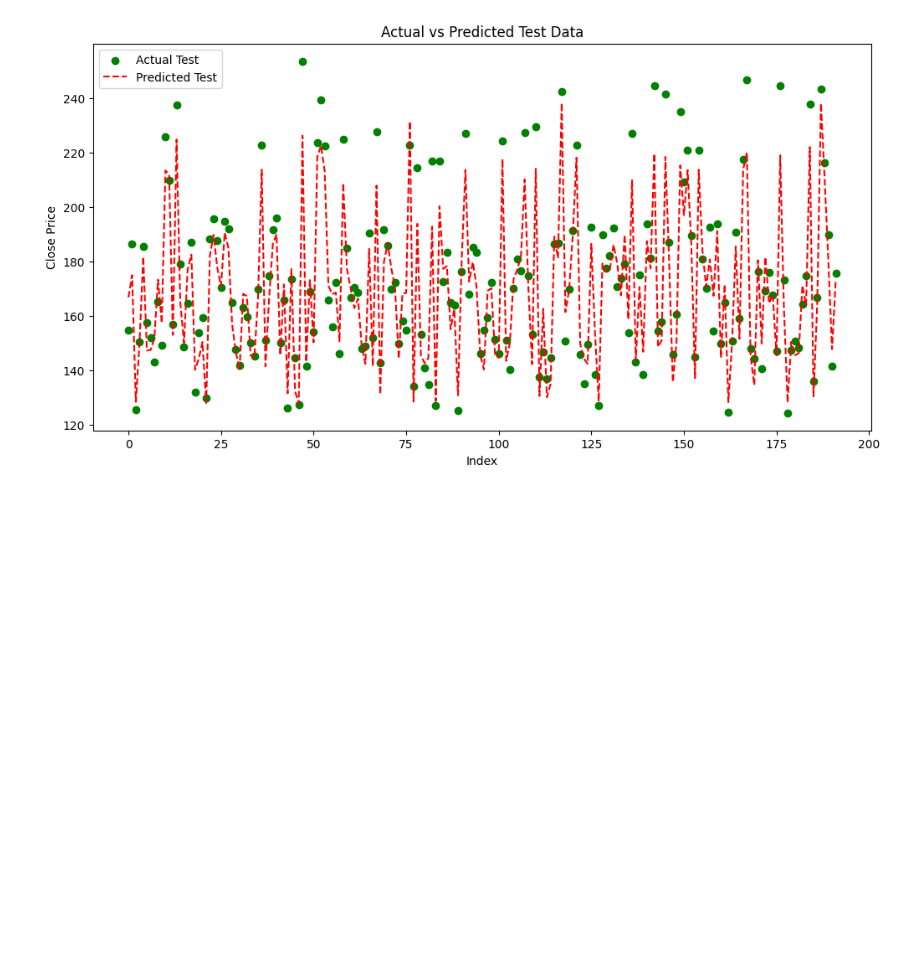
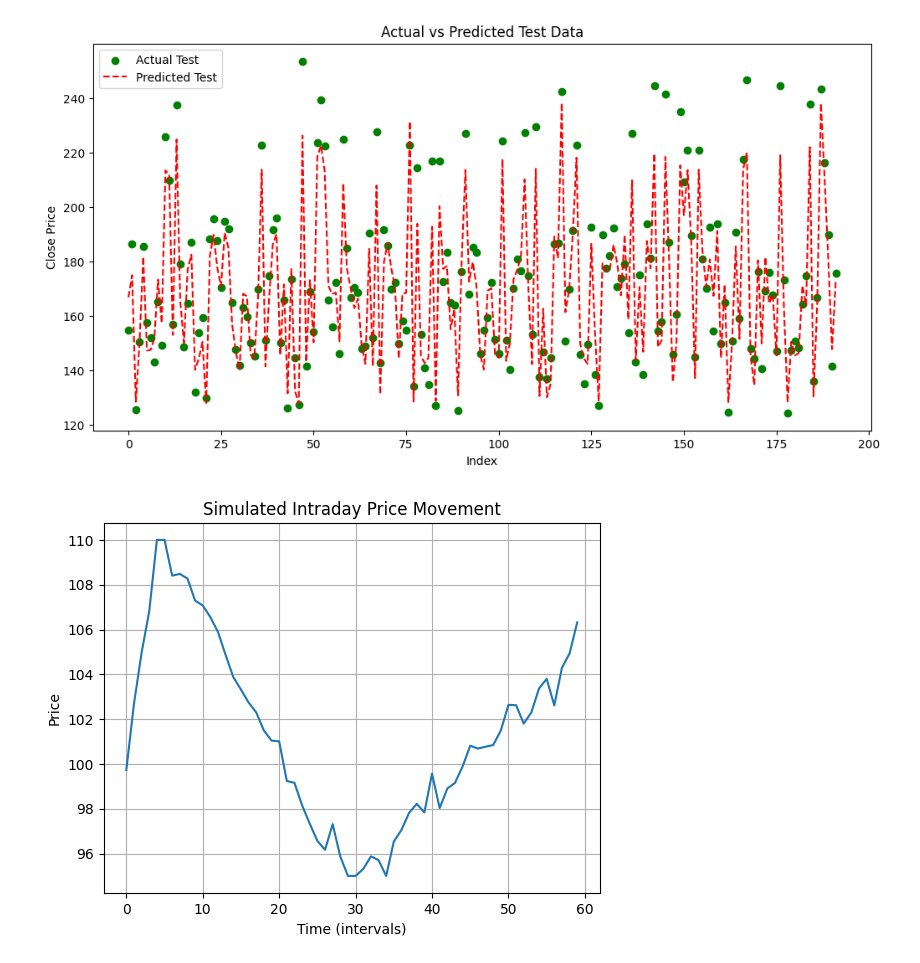
Before and after one commit to WizadCarton11/BloomTrading, a Jupyter notebook: ML/data_study.ipynb, the cells around one changed output. Drawn from its saved outputs; the diff is of its cells as text; code cells hidden in the pictures; blank space fills up the shorter version.

```diff
--- a/ML/data_study.ipynb
+++ b/ML/data_study.ipynb
@@ -251,3 +251,48 @@ plt.legend()
 plt.show()
 # %% [output]
 [figure]
+# %%
+import numpy as np
+import matplotlib.pyplot as plt
+
+def generate_intraday_prices(open_price, close_price, high, low, intervals=60, noise_level=0.5):
+    if not (low <= min(open_price, close_price) and high >= max(open_price, close_price)):
+        raise ValueError("Inconsistent high/low with open/close")
+
+    # Time indices
+    t = np.linspace(0, 1, intervals)
+
+    # Random positions for high and low (not at ends)
+    high_idx = np.random.randint(0, intervals // 2)
+    low_idx = np.random.randint(intervals // 2, intervals * 3 // 4)
+
+    # Three segments
+    segment1 = np.linspace(open_price, high, high_idx)
+    segment2 = np.linspace(high, low, low_idx - high_idx)
+    segment3 = np.linspace(low, close_price, intervals - low_idx)
+
+    # Concatenate
+    base_curve = np.concatenate([segment1, segment2, segment3])
+
+    # Add slight noise
+    noise = np.random.normal(scale=noise_level, size=intervals)
+    price_curve = base_curve + noise
+
+    # Clip to [low, high]
+    price_curve = np.clip(price_curve, low, high)
+
+    return price_curve
+
+# Example
+open_p, close_p, high_p, low_p = 100, 105, 110, 95
+simulated = generate_intraday_prices(open_p, close_p, high_p, low_p)
+
+# Plot
+plt.plot(simulated)
+plt.title("Simulated Intraday Price Movement")
+plt.xlabel("Time (intervals)")
+plt.ylabel("Price")
+plt.grid(True)
+plt.show()
+# %% [output]
+[figure, added]
```
Also changed, not shown: parts of 10 cells of this notebook, 14 other files.
